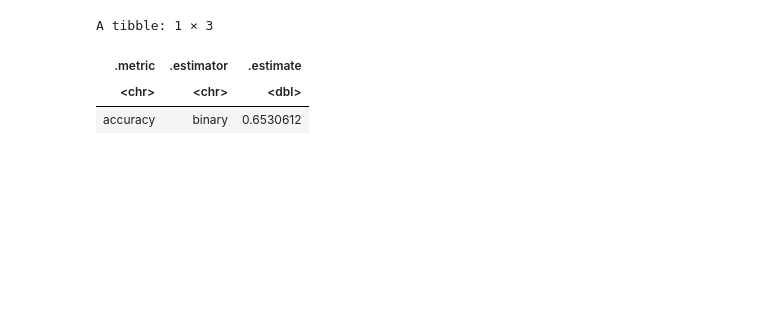
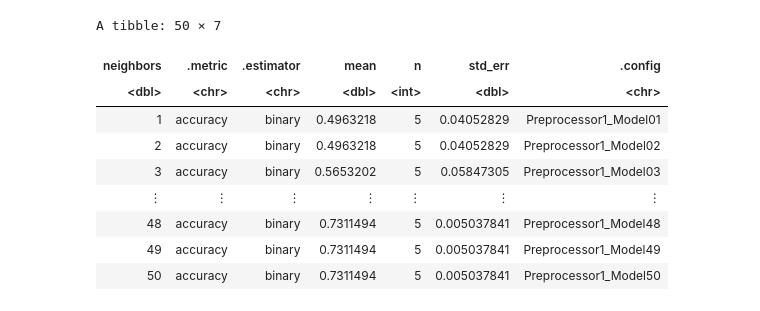
Before and after one commit to gwynnieguo/dsci-100-project, a Jupyter notebook: Final_Report.ipynb, the cells around one changed output. Saved outputs shown, nothing was run; the diff lists cells and outputs as text; code cells hidden in the pictures; blank space fills up the shorter version.

```diff
--- a/Final_Report.ipynb
+++ b/Final_Report.ipynb
@@ -166,26 +160,38 @@ A tibble: 1 × 3
-# %%
-# Recipe for the classifer with predictor variables played_hours and Age.
-
-players_recipe_3 <- recipe(subscribe ~ played_hours + Age, data = players_train) |>
-    step_scale(all_predictors()) |>
-    step_center(all_predictors())
-
-# Fit the recipe and same knn model as before
-players_fit_3 <- workflow() |>
-    add_recipe(players_recipe_3) |>
-    add_model(players_knn) |>
-    fit(data = players_train)
-
-players_test_predictions_3 <- predict(players_fit_3, players_test) |>
-  bind_cols(players_test)
-
-players_test_accuracy_3 <- players_test_predictions_3 |>
-  metrics(truth = subscribe, estimate = .pred_class) |>
-  filter(.metric == "accuracy")
-
-players_test_accuracy_3
-# %% [output]
-A tibble: 1 × 3
-| .metric | .estimator | .estimate |
-| <chr> | <chr> | <dbl> |
-| accuracy | binary | 0.6530612 |
+# %%
+set.seed(123)
+
+# Recipe with standardized variables
+players_recipe <- recipe(subscribe ~ played_hours + Age, data = players_train)
+
+# K-nearest neighbor model specification
+players_knn <- nearest_neighbor(weight_func = "rectangular", neighbors = tune()) |>
+    set_engine("kknn") |>
+    set_mode("classification")
+
+# Perform 5 fold-cross valdiation
+players_vfold <- vfold_cv(players_train, v = 5, strata = subscribe)
+
+k_vals <- tibble(neighbors = seq(from = 1, to = 50, by = 1))
+
+# Create workflow
+players_workflow <- workflow() |>
+    add_recipe(players_recipe) |>
+    add_model(players_knn) |>
+    tune_grid(resamples = players_vfold, grid = k_vals) |>
+    collect_metrics()
+
+players_accuracies <- players_workflow |>
+    filter(.metric == "accuracy")
+
+players_accuracies
+# %% [output]
+A tibble: 50 × 7
+| neighbors | .metric | .estimator | mean | n | std_err | .config |
+| <dbl> | <chr> | <chr> | <dbl> | <int> | <dbl> | <chr> |
+| 1 | accuracy | binary | 0.4963218 | 5 | 0.04052829 | Preprocessor1_Model01 |
+| 2 | accuracy | binary | 0.4963218 | 5 | 0.04052829 | Preprocessor1_Model02 |
+| 3 | accuracy | binary | 0.5653202 | 5 | 0.05847305 | Preprocessor1_Model03 |
+| ⋮ | ⋮ | ⋮ | ⋮ | ⋮ | ⋮ | ⋮ |
+| 48 | accuracy | binary | 0.7311494 | 5 | 0.005037841 | Preprocessor1_Model48 |
+| 49 | accuracy | binary | 0.7311494 | 5 | 0.005037841 | Preprocessor1_Model49 |
+| 50 | accuracy | binary | 0.7311494 | 5 | 0.005037841 | Preprocessor1_Model50 |
```
Also changed, not shown: parts of 22 cells of this notebook.
